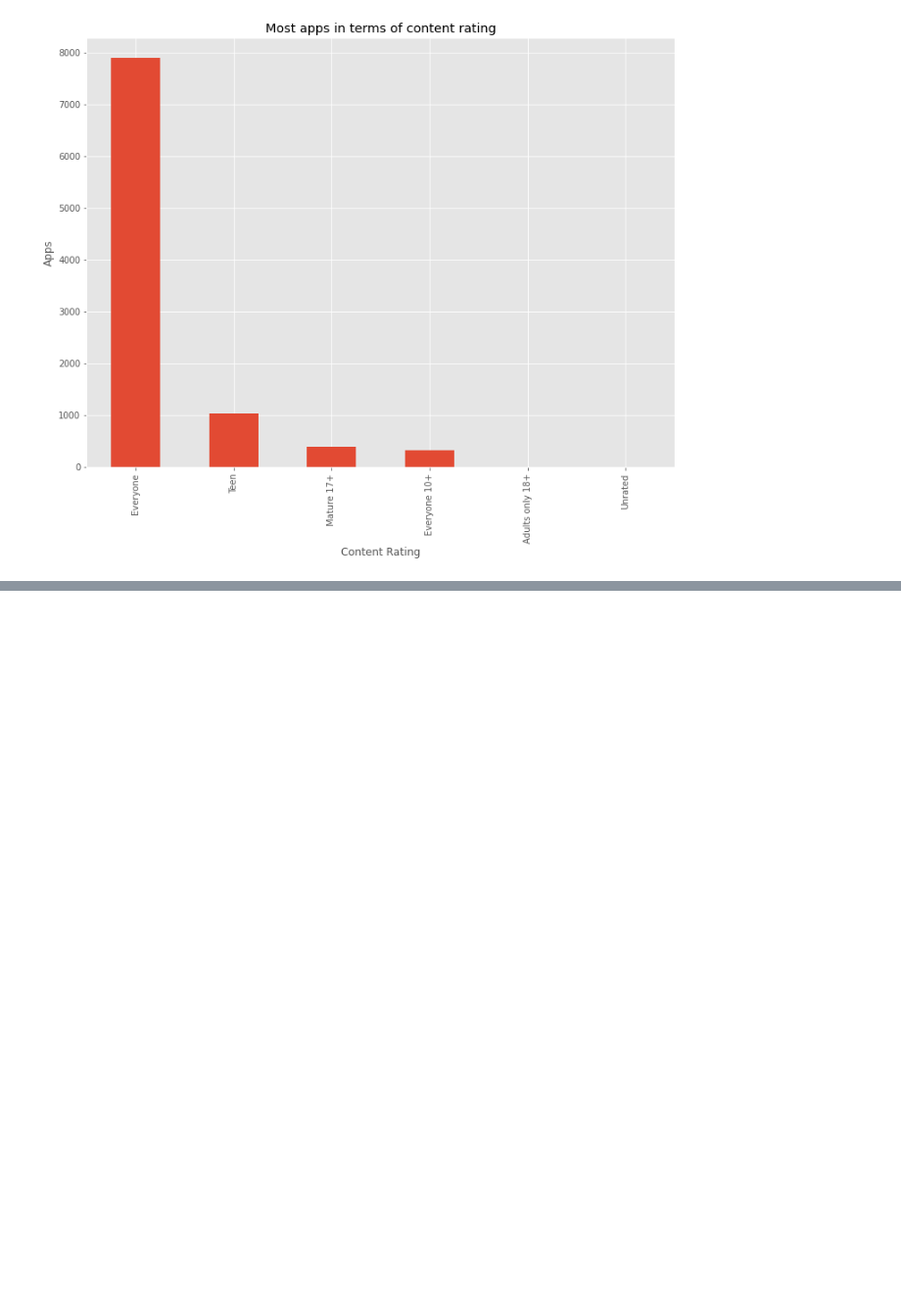
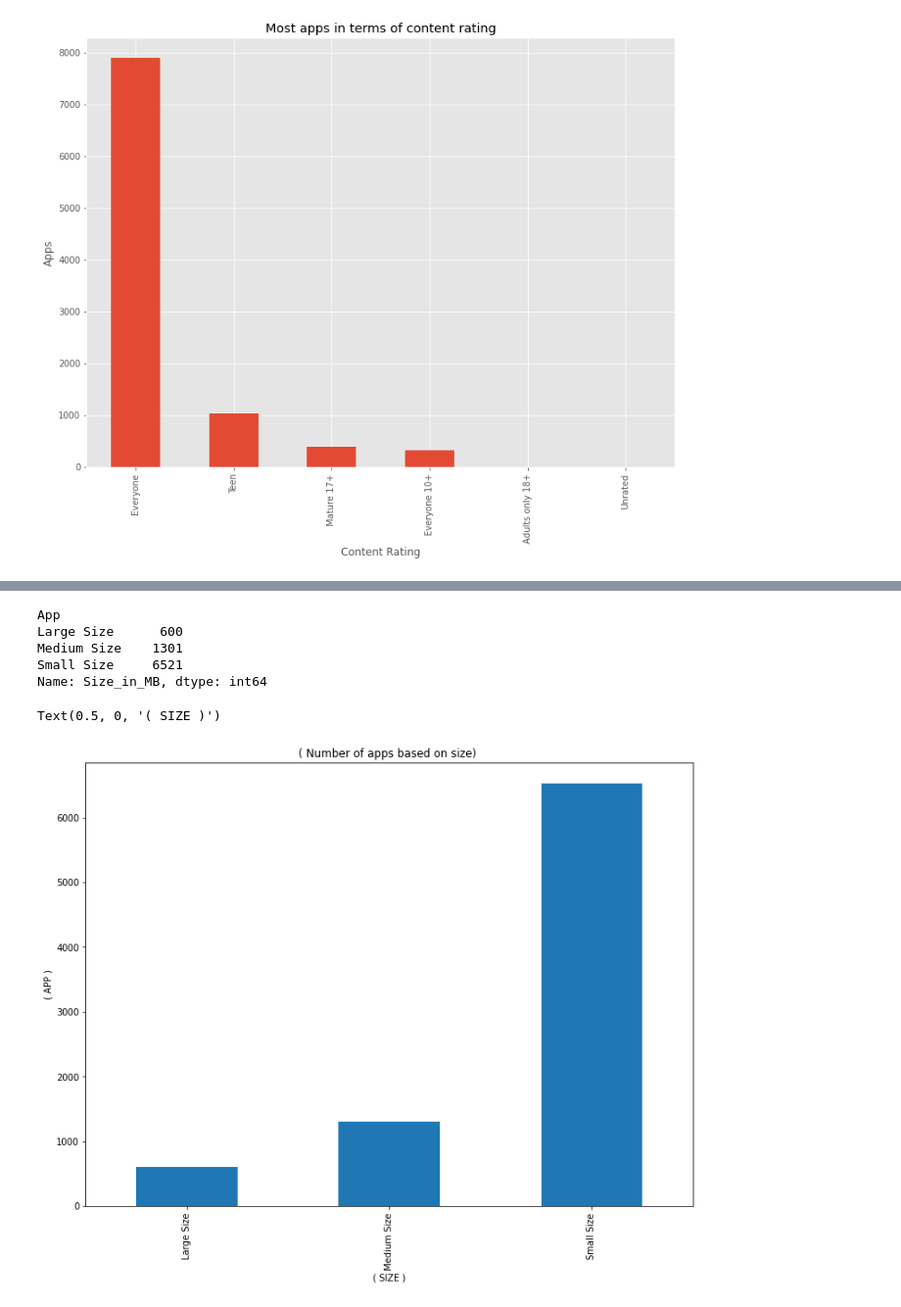
Before and after one commit to subodhsd/Play-Store-Analysis, a Jupyter notebook: Play_Store_App_Review_Analysis_Final.ipynb, the cells around one changed output, grey strips where cells are left out. Shown at 98% size. Cells and saved outputs as stored; diff of their text form; code cells hidden in the pictures; blank space fills up the shorter version.

```diff
--- a/Play_Store_App_Review_Analysis_Final.ipynb
+++ b/Play_Store_App_Review_Analysis_Final.ipynb
@@ -712,0 +771,3 @@ fig.show()
+# %%
+# Creating Revenue column.
+df['Revenue']= df['Installs']*df['price_in_dollar']
@@ -712,0 +811,12 @@ fig.show()
+# %%
+def func(x):
+  ''' Function to get the size of the app'''
+  if (x <= 30):
+    return "Small Size"
+  elif(x >= 30) & (x <= 60):
+    return "Medium Size"
+  else:
+    return "Large Size"
+
+df['App'] = df['Size_in_MB'].apply(func)
+df.dropna(subset=['Size'])
@@ -712,0 +837,20 @@ fig.show()
+# %%
+# Number of apps based on size
+bx = df.groupby(['App'])['Size_in_MB'].count()
+bx
+# %% [output]
+App
+Large Size      600
+Medium Size    1301
+Small Size     6521
+Name: Size_in_MB, dtype: int64
+# %%
+# Plotting graph for number of apps based on size
+plt.figure(figsize=(12,9))
+bx.plot(kind='bar')
+plt.title('( Number of apps based on size) ')
+plt.ylabel('( APP )')
+plt.xlabel('( SIZE )')
+# %% [output]
+Text(0.5, 0, '( SIZE )')
+[figure, added]
```
Also changed, not shown: parts of 36 cells of this notebook.
